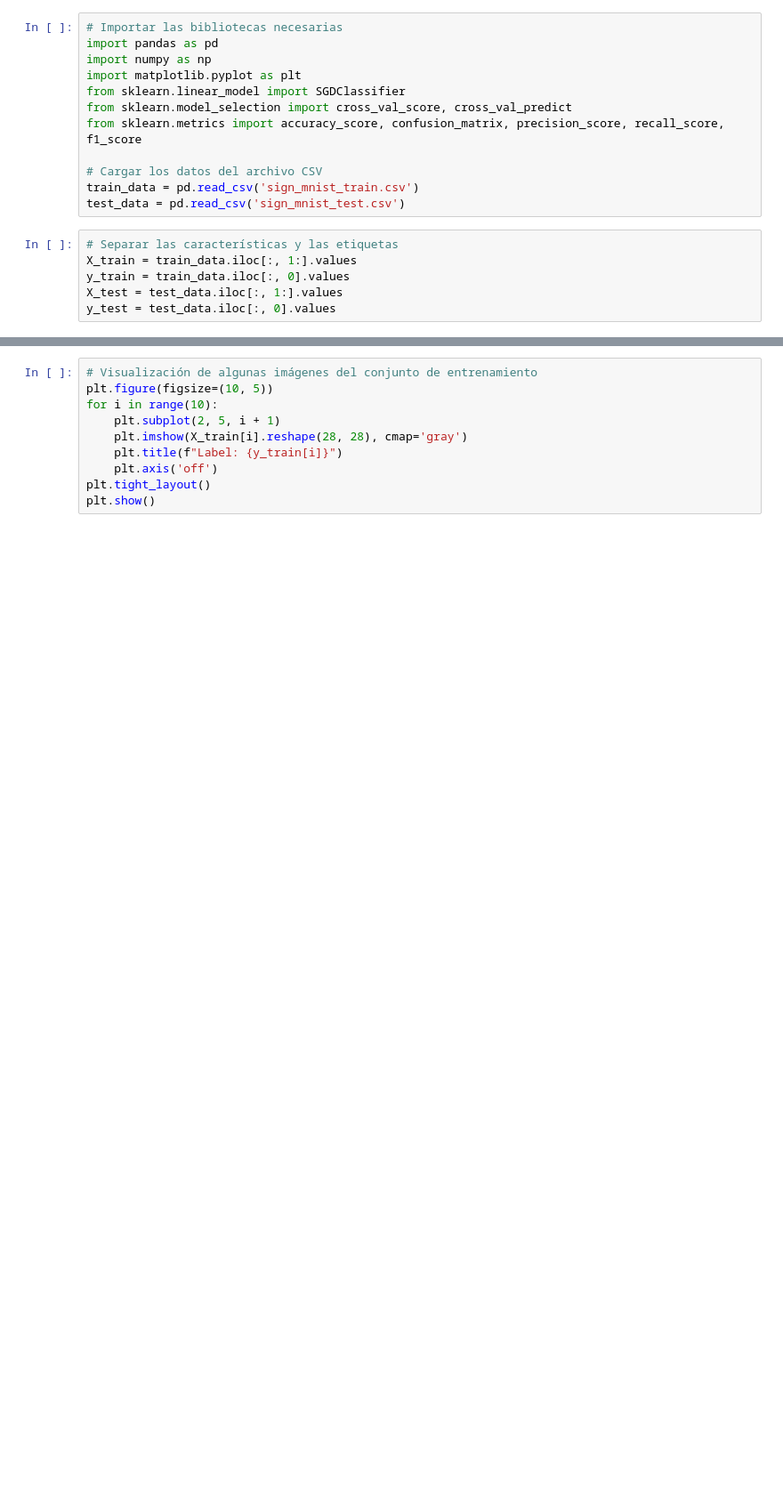
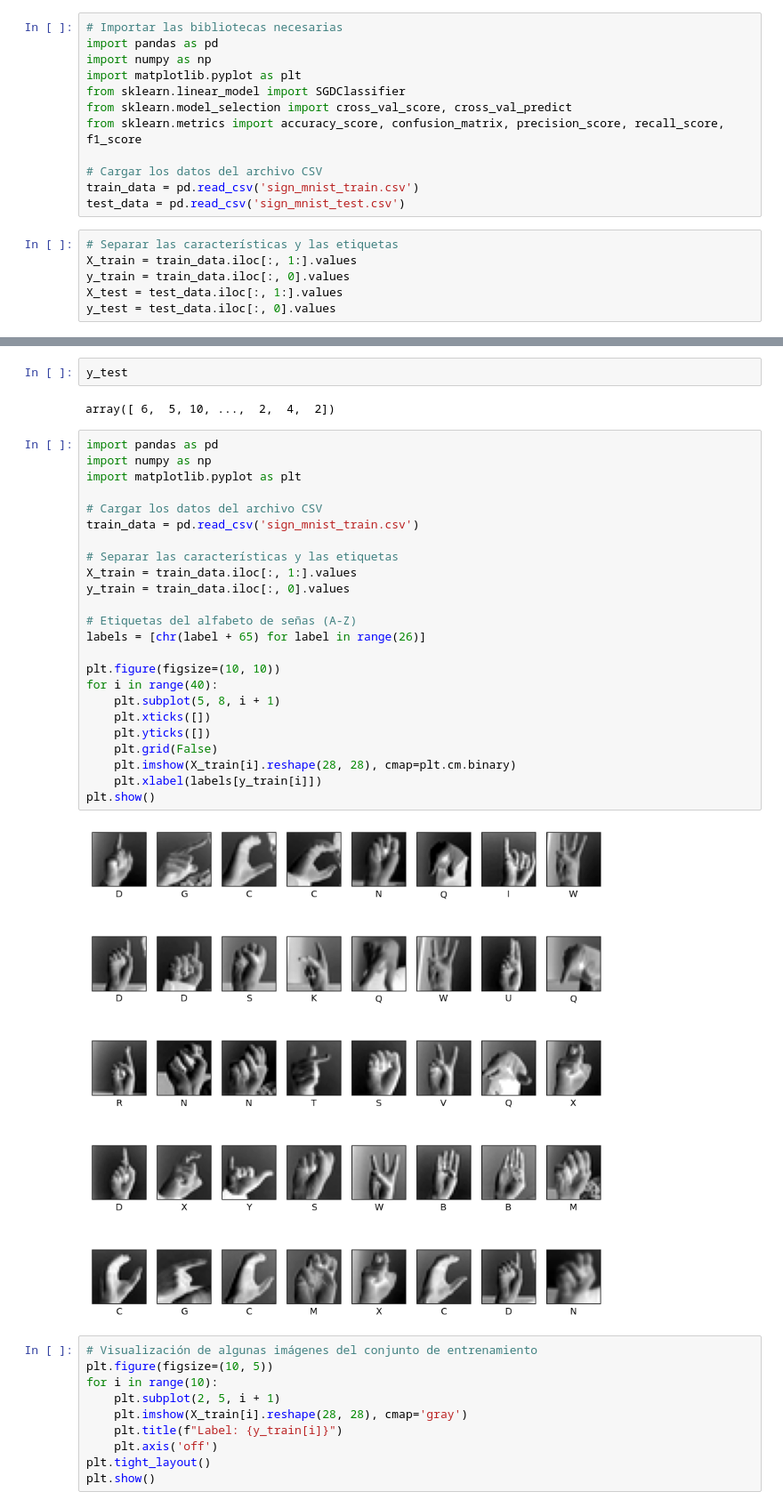
Before and after one commit to LeonelOctavio/Actividad2, a Jupyter notebook: sign_mnlist.ipynb, the cells around one changed output, grey strips where cells are left out. Shown: that part at 89% size. Saved outputs shown, nothing was run; the diff lists cells and outputs as text; blank space fills up the shorter version.

```diff
--- a/sign_mnlist.ipynb
+++ b/sign_mnlist.ipynb
@@ -21,3 +45,33 @@ y_test = test_data.iloc[:, 0].values
+# %%
+y_test
+# %% [output]
+array([ 6,  5, 10, ...,  2,  4,  2])
+# %%
+import pandas as pd
+import numpy as np
+import matplotlib.pyplot as plt
+
+# Cargar los datos del archivo CSV
+train_data = pd.read_csv('sign_mnist_train.csv')
+
+# Separar las características y las etiquetas
+X_train = train_data.iloc[:, 1:].values
+y_train = train_data.iloc[:, 0].values
+
+# Etiquetas del alfabeto de señas (A-Z)
+labels = [chr(label + 65) for label in range(26)]
+
+plt.figure(figsize=(10, 10))
+for i in range(40):
+    plt.subplot(5, 8, i + 1)
+    plt.xticks([])
+    plt.yticks([])
+    plt.grid(False)
+    plt.imshow(X_train[i].reshape(28, 28), cmap=plt.cm.binary)
+    plt.xlabel(labels[y_train[i]])
+plt.show()
+# %% [output]
+[figure, added]
 # %%
 # Visualización de algunas imágenes del conjunto de entrenamiento
 plt.figure(figsize=(10, 5))
```
Also changed, not shown: parts of 24 cells of this notebook.
